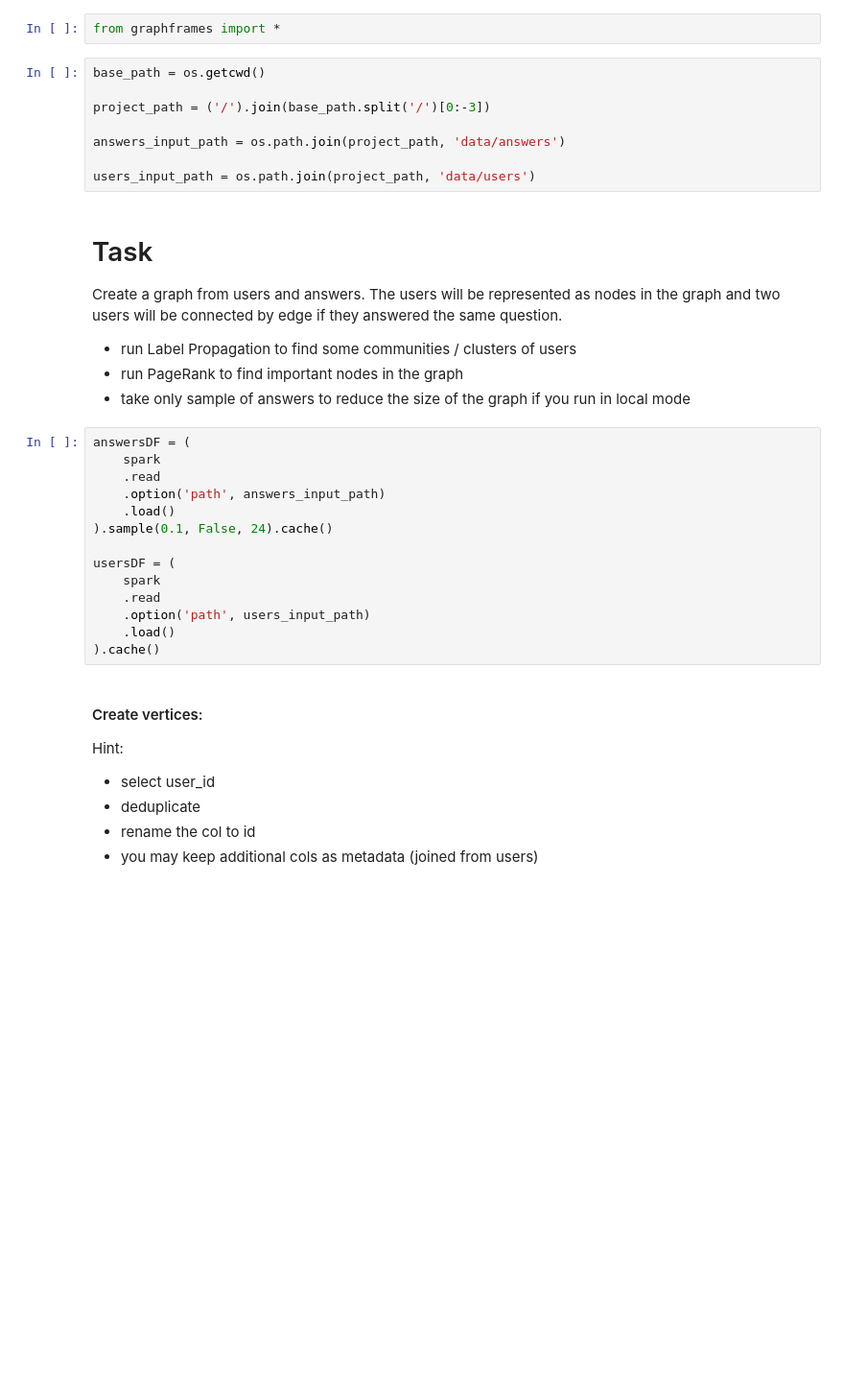
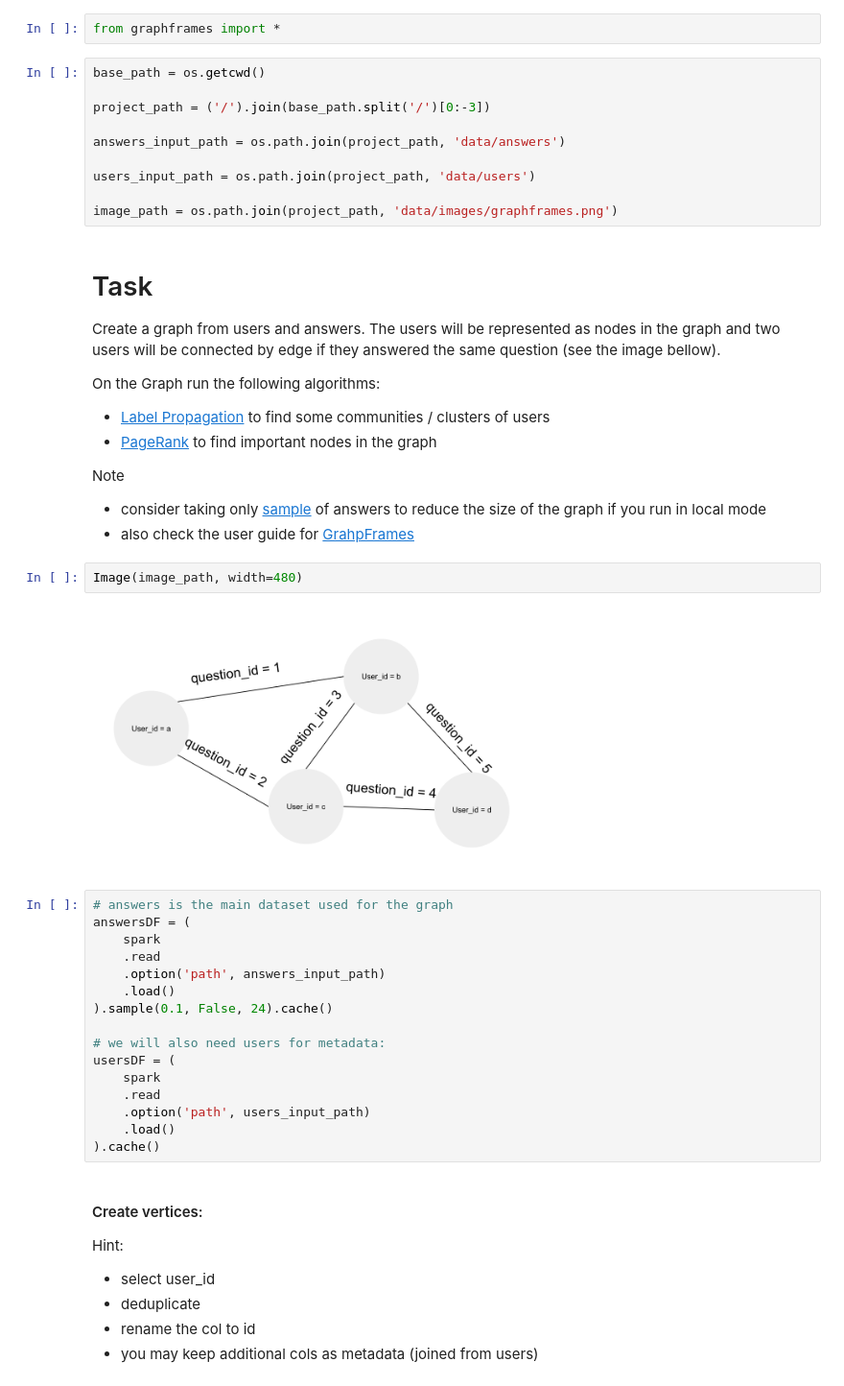
Before and after one commit to davidvrba/From-Simple-Transformations-to-Highly-Efficient-Jobs, a Jupyter notebook: python/solutions/graph-processing/Graph processing.ipynb, the cells around one changed output. Shown: that part at 96% size. Saved outputs shown, nothing was run; the diff lists cells and outputs as text; blank space fills up the shorter version.

Commit message:
assignments & solutions: graph processing

```diff
--- a/python/solutions/graph-processing/Graph processing.ipynb
+++ b/python/solutions/graph-processing/Graph processing.ipynb
@@ -25,15 +26,26 @@ project_path = ('/').join(base_path.split('/')[0:-3])
 answers_input_path = os.path.join(project_path, 'data/answers')
 
 users_input_path = os.path.join(project_path, 'data/users')
+
+image_path = os.path.join(project_path, 'data/images/graphframes.png')
 # %% [markdown]
 # Task
 
-Create a graph from users and answers. The users will be represented as nodes in the graph and two users will be connected by edge if they answered the same question.
+Create a graph from users and answers. The users will be represented as nodes in the graph and two users will be connected by edge if they answered the same question (see the image bellow).
 
-* run Label Propagation to find some communities / clusters of users
-* run PageRank to find important nodes in the graph
-* take only sample of answers to reduce the size of the graph if you run in local mode
+On the Graph run the following algorithms:
+* [Label Propagation](https://en.wikipedia.org/wiki/Label_propagation_algorithm) to find some communities / clusters of users
+* [PageRank](https://en.wikipedia.org/wiki/PageRank) to find important nodes in the graph
+
+Note
+* consider taking only [sample](https://spark.apache.org/docs/latest/api/python/pyspark.sql.html#pyspark.sql.DataFrame.sample) of answers to reduce the size of the graph if you run in local mode
+* also check the user guide for [GrahpFrames](https://graphframes.github.io/graphframes/docs/_site/user-guide.html)
+# %%
+Image(image_path, width=480)
+# %% [output]
+[figure, added]
 # %%
+# answers is the main dataset used for the graph
 answersDF = (
     spark
     .read
@@ -41,6 +53,7 @@ answersDF = (
     .load()
 ).sample(0.1, False, 24).cache()
 
+# we will also need users for metadata:
 usersDF = (
     spark
     .read
```
Also changed, not shown: parts of 16 cells of this notebook, 2 other files.
